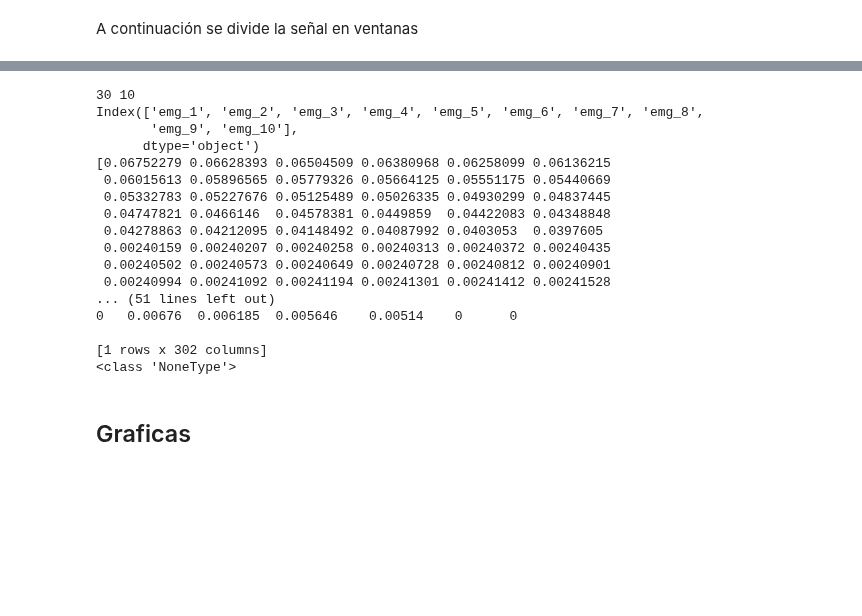
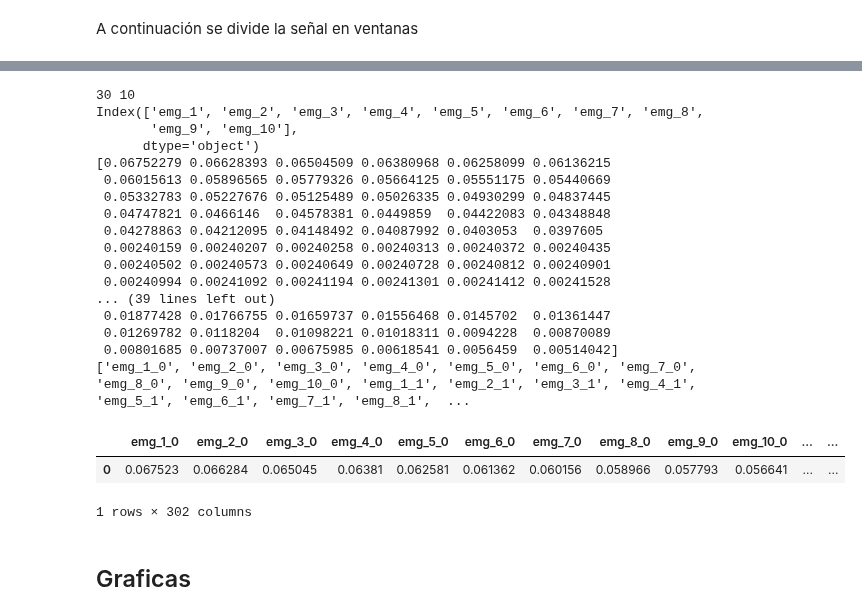
Before and after one commit to repos-especializacion-UdeA/trabajo-final_AA1, a Jupyter notebook: notebooks_pasos_previos/exploracion_preliminar.ipynb, the cells around one changed output, grey strips where cells are left out. Cells and saved outputs as stored; diff of their text form; code cells hidden in the pictures; blank space fills up the shorter version.

Commit message:
Actualizando segmentacion y planado

```diff
--- a/notebooks_pasos_previos/exploracion_preliminar.ipynb
+++ b/notebooks_pasos_previos/exploracion_preliminar.ipynb
@@ -309,21 +309,24 @@ s[1]
 # %%
 w_plana = aplanar_ventana(s[0])
-print(type(w_plana))
+w_plana
 # %% [output]
 30 10
 Index(['emg_1', 'emg_2', 'emg_3', 'emg_4', 'emg_5', 'emg_6', 'emg_7', 'emg_8',
        'emg_9', 'emg_10'],
       dtype='object')
 [0.06752279 0.06628393 0.06504509 0.06380968 0.06258099 0.06136215
  0.06015613 0.05896565 0.05779326 0.05664125 0.05551175 0.05440669
  0.05332783 0.05227676 0.05125489 0.05026335 0.04930299 0.04837445
  0.04747821 0.0466146  0.04578381 0.0449859  0.04422083 0.04348848
  0.04278863 0.04212095 0.04148492 0.04087992 0.0403053  0.0397605
  0.00240159 0.00240207 0.00240258 0.00240313 0.00240372 0.00240435
  0.00240502 0.00240573 0.00240649 0.00240728 0.00240812 0.00240901
  0.00240994 0.00241092 0.00241194 0.00241301 0.00241412 0.00241528
-... (51 lines left out)
-0   0.00676  0.006185  0.005646    0.00514    0      0
-
-[1 rows x 302 columns]
-<class 'NoneType'>
+... (39 lines left out)
+ 0.01877428 0.01766755 0.01659737 0.01556468 0.0145702  0.01361447
+ 0.01269782 0.0118204  0.01098221 0.01018311 0.0094228  0.00870089
+ 0.00801685 0.00737007 0.00675985 0.00618541 0.0056459  0.00514042]
+['emg_1_0', 'emg_2_0', 'emg_3_0', 'emg_4_0', 'emg_5_0', 'emg_6_0', 'emg_7_0', 'emg_8_0', 'emg_9_0', 'emg_10_0', 'emg_1_1', 'emg_2_1', 'emg_3_1', 'emg_4_1', 'emg_5_1', 'emg_6_1', 'emg_7_1', 'emg_8_1',  ...
+|  | emg_1_0 | emg_2_0 | emg_3_0 | emg_4_0 | emg_5_0 | emg_6_0 | emg_7_0 | emg_8_0 | emg_9_0 | emg_10_0 | ... | ... |
+| 0 | 0.067523 | 0.066284 | 0.065045 | 0.06381 | 0.062581 | 0.061362 | 0.060156 | 0.058966 | 0.057793 | 0.056641 | ... | ... |
+1 rows × 302 columns
```
Also changed, not shown: parts of 3 cells of this notebook, 1 other file.
